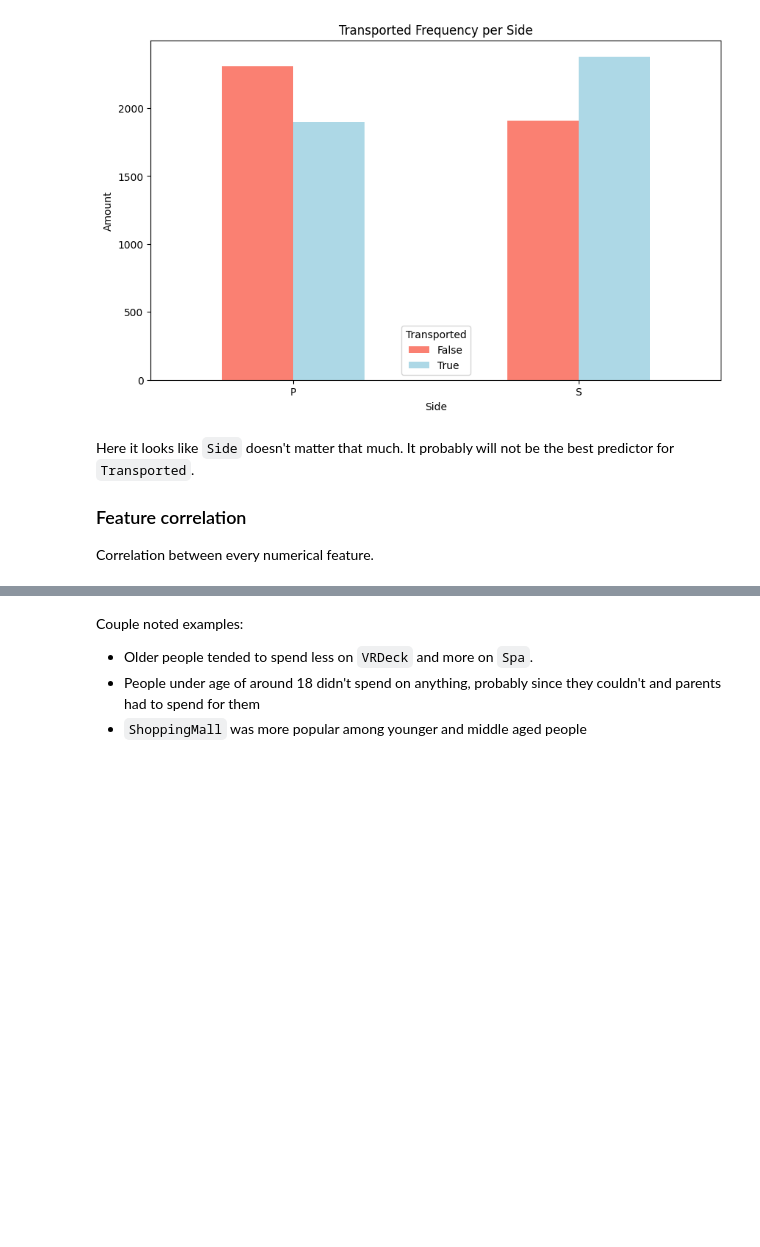
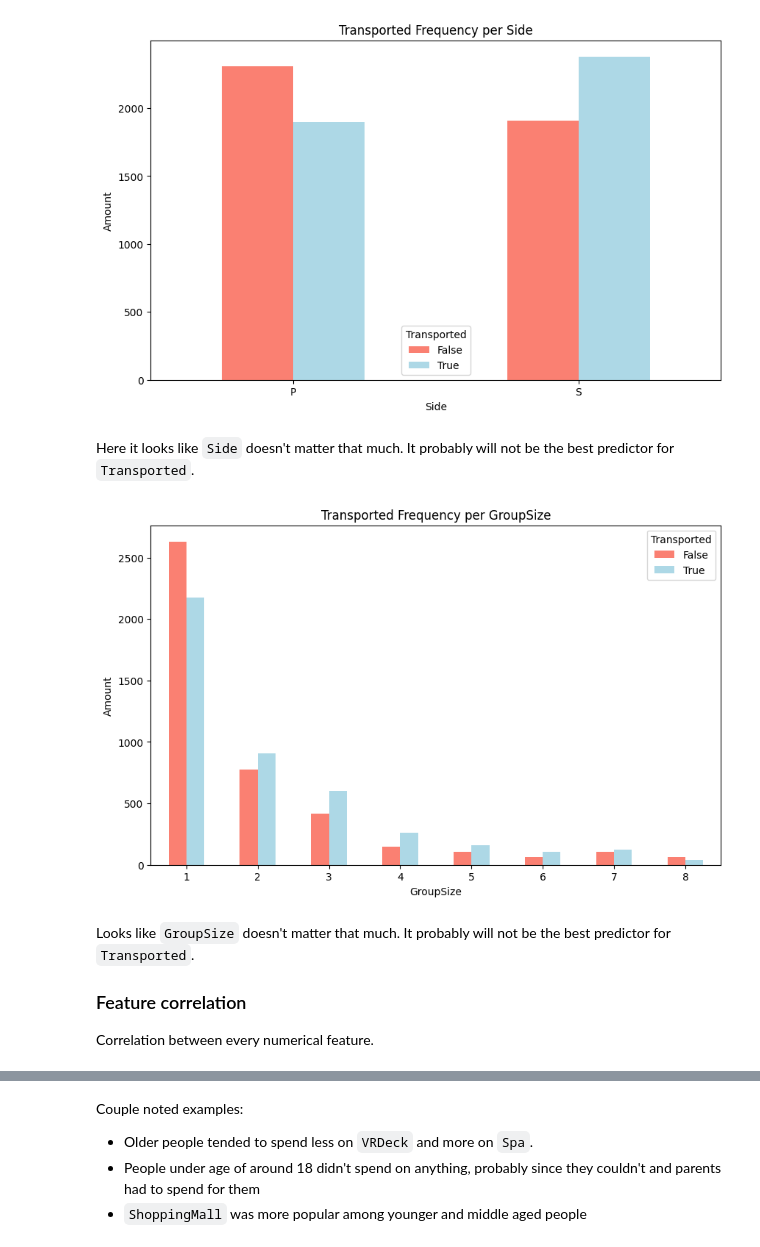
Before and after one commit to Rubic31/spaceship-titanic-project, a Jupyter notebook: notebooks/1.1-mz-correlation-analysis.ipynb, the cells around one changed output, grey strips where cells are left out. Cells and saved outputs as stored; diff of their text form; code cells hidden in the pictures; blank space fills up the shorter version.

```diff
--- a/notebooks/1.1-mz-correlation-analysis.ipynb
+++ b/notebooks/1.1-mz-correlation-analysis.ipynb
@@ -67,7 +66,8 @@ There is stronger correlation between target feature and `RoomService`, `Spa` an
 
 Plotting crosstabs for different categorical features vs target feature.
 # %%
-categorical_data = ['HomePlanet', 'CryoSleep', 'Destination', 'VIP', 'Deck', 'Side']
+categorical_data = ['HomePlanet', 'CryoSleep', 'Destination', 'VIP', 'Deck', 'Side',
+                    'GroupSize']
 plot_crosstab(df, categorical_data[0], "Transported")
 # %% [output]
 [figure]
@@ -101,8 +101,14 @@ People in `Deck` - `B` and `C` are much more likely to be transported then peopl
 plot_crosstab(df, categorical_data[5], "Transported")
 # %% [output]
 [figure]
+# %% [markdown]
+Here it looks like `Side` doesn't matter that much. It probably will not be the best predictor for `Transported`.
+# %%
+plot_crosstab(df, categorical_data[6], "Transported")
+# %% [output]
+[figure, added]
 # %% [markdown]
-Here it looks like `Side` doesn't matter that much. It probably will not be the best predictor for `Transported`.
+Looks like `GroupSize` doesn't matter that much. It probably will not be the best predictor for `Transported`.
 
 ### Feature correlation
 
```
Also changed, not shown: parts of 7 cells of this notebook, 17 other files.
